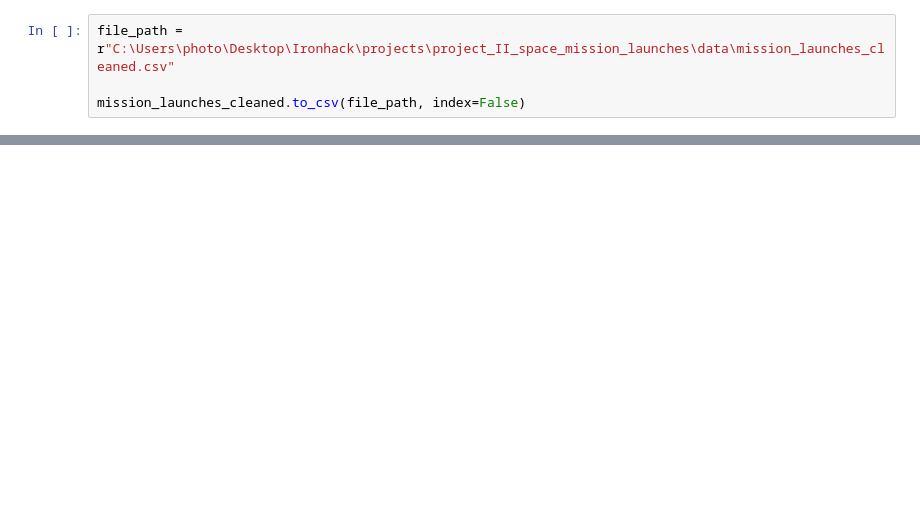
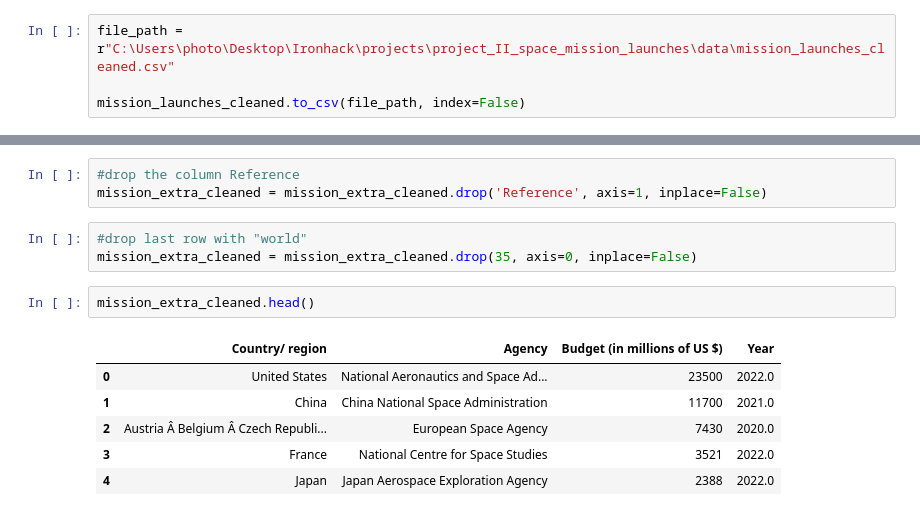
Before and after one commit to Estherkii/Space_Mission_Launches, a Jupyter notebook: src/cleaning.ipynb, the cells around one changed output, grey strips where cells are left out. Drawn from its saved outputs; the diff is of its cells as text; blank space fills up the shorter version.

```diff
--- a/src/cleaning.ipynb
+++ b/src/cleaning.ipynb
@@ -106,0 +151,15 @@ mission_launches_cleaned.to_csv(file_path, index=False)
+# %%
+#drop the column Reference
+mission_extra_cleaned = mission_extra_cleaned.drop('Reference', axis=1, inplace=False)
+# %%
+#drop last row with "world"
+mission_extra_cleaned = mission_extra_cleaned.drop(35, axis=0, inplace=False)
+# %%
+mission_extra_cleaned.head()
+# %% [output]
+|  | Country/ region | Agency | Budget (in millions of US $) | Year |
+| 0 | United States | National Aeronautics and Space Ad... | 23500 | 2022.0 |
+| 1 | China | China National Space Administration | 11700 | 2021.0 |
+| 2 | Austria Â Belgium Â Czech Republi... | European Space Agency | 7430 | 2020.0 |
+| 3 | France | National Centre for Space Studies | 3521 | 2022.0 |
+| 4 | Japan | Japan Aerospace Exploration Agency | 2388 | 2022.0 |
```
Also changed, not shown: parts of 10 cells of this notebook, 6 other files.
